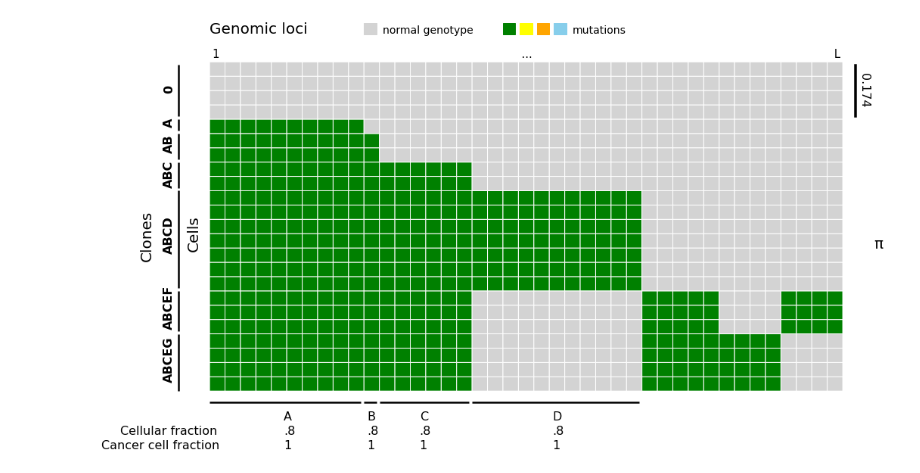
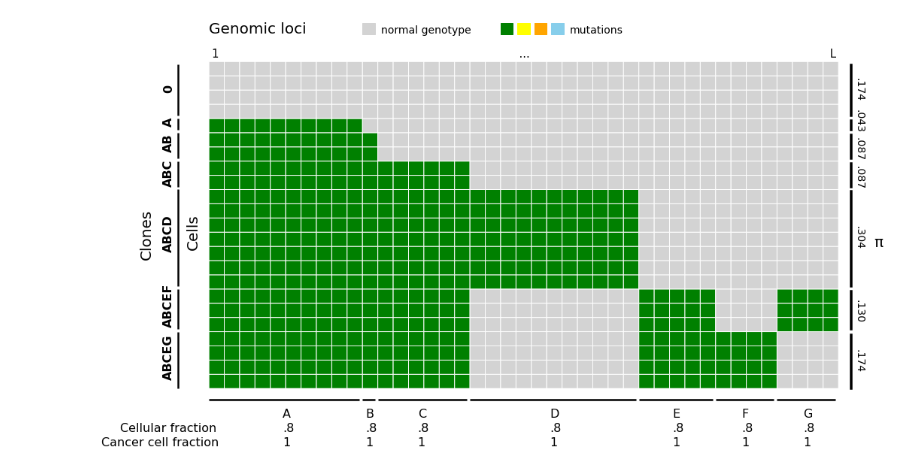
Before and after one commit to TomMakesThings/Cancer-Evolution, a Jupyter notebook: Mutation-Matrix.ipynb, the cells around one changed output. Cells and saved outputs as stored; diff of their text form; code cells hidden in the pictures.

```diff
--- a/Mutation-Matrix.ipynb
+++ b/Mutation-Matrix.ipynb
@@ -4,6 +4,7 @@ import matplotlib.pyplot as plt
 import matplotlib.patches as patches
 from matplotlib import colors
 # %%
+# Matrix of original cell mutation data
 original_data = np.array([
     [0, 0, 0, 0, 0, 0, 0, 0, 0, 0, 0, 0, 0, 0, 0, 0, 0, 0, 0, 0, 0, 0, 0, 0, 0, 0, 0, 0, 0, 0, 0, 0, 0, 0, 0, 0, 0, 0, 0, 0, 0],
     [0, 0, 0, 0, 0, 0, 0, 0, 0, 0, 0, 0, 0, 0, 0, 0, 0, 0, 0, 0, 0, 0, 0, 0, 0, 0, 0, 0, 0, 0, 0, 0, 0, 0, 0, 0, 0, 0, 0, 0, 0],
@@ -29,5 +30,3 @@ original_data = np.array([
     [1, 1, 1, 1, 1, 1, 1, 1, 1, 1, 1, 0, 0, 0, 0, 0, 0, 0, 0, 1, 1, 1, 0, 0, 0, 1, 1, 1, 1, 1, 1, 1, 1, 0, 0, 0, 0, 1, 1, 1, 1],
     [1, 1, 1, 1, 1, 1, 1, 1, 1, 1, 1, 0, 0, 0, 0, 0, 0, 0, 0, 1, 1, 1, 0, 0, 0, 1, 1, 1, 1, 1, 1, 1, 1, 0, 0, 0, 0, 1, 1, 1, 1]
 ])
-
-original_data = np.reshape(original_data, (23, 41))
@@ -56,7 +54,7 @@ plt.title("1" + " " * 84 + "..." + " " * 84 + "L", fontsize = 15)
 plt.text(0, 25, "Genomic loci", fontsize = 20)
 plt.text(-1.5, 10, "Cells", fontsize = 20, rotation = 90)
 plt.text(-4.5, 9.3, "Clones", fontsize = 20, rotation = 90)
-plt.text(43, 10, "π", fontsize = 20)
+plt.text(43.3, 10, "π", fontsize = 20)
 
 # Add legend
 plt.gca().add_patch(patches.Rectangle((10, 24.9), 0.8, 0.8, fill = True,
@@ -121,32 +119,78 @@ plt.gca().add_patch(patches.Rectangle((11, -0.8), 5.8, 0.005, fill = True,
 plt.gca().add_patch(patches.Rectangle((17, -0.8), 10.8, 0.005, fill = True,
                                       color = "black", clip_on = False,
                                       linewidth = 2.5))
+plt.gca().add_patch(patches.Rectangle((28, -0.8), 4.8, 0.005, fill = True,
+                                      color = "black", clip_on = False,
+                                      linewidth = 2.5))
+plt.gca().add_patch(patches.Rectangle((33, -0.8), 3.8, 0.005, fill = True,
+                                      color = "black", clip_on = False,
+                                      linewidth = 2.5))
+plt.gca().add_patch(patches.Rectangle((37, -0.8), 3.8, 0.005, fill = True,
+                                      color = "black", clip_on = False,
+                                      linewidth = 2.5))
 
 plt.text(4.8, -2, "A", fontsize = 16)
 plt.text(4.8, -3, ".8", fontsize = 16)
 plt.text(4.8, -4, "1", fontsize = 16)
 
 plt.text(10.2, -2, "B", fontsize = 16)
 plt.text(10.2, -3, ".8", fontsize = 16)
 plt.text(10.2, -4, "1", fontsize = 16)
 
 plt.text(13.6, -2, "C", fontsize = 16)
 plt.text(13.6, -3, ".8", fontsize = 16)
 plt.text(13.6, -4, "1", fontsize = 16)
 
 plt.text(22.2, -2, "D", fontsize = 16)
 plt.text(22.2, -3, ".8", fontsize = 16)
 plt.text(22.2, -4, "1", fontsize = 16)
 
+plt.text(30.2, -2, "E", fontsize = 16)
+plt.text(30.2, -3, ".8", fontsize = 16)
+plt.text(30.2, -4, "1", fontsize = 16)
+
+plt.text(34.7, -2, "F", fontsize = 16)
+plt.text(34.7, -3, ".8", fontsize = 16)
+plt.text(34.7, -4, "1", fontsize = 16)
+
+plt.text(38.7, -2, "G", fontsize = 16)
+plt.text(38.7, -3, ".8", fontsize = 16)
+plt.text(38.7, -4, "1", fontsize = 16)
+
 plt.text(-5.8, -3, "Cellular fraction", fontsize = 16)
 plt.text(-7, -4, "Cancer cell fraction", fontsize = 16)
 
 # Add right lines and annotations
 plt.gca().add_patch(patches.Rectangle((41.8, 19.2), 0.005, 3.6, fill = True,
                                       color = "black", clip_on = False,
                                       linewidth = 2.5))
-plt.text(42, 20, "0.174", fontsize = 16, rotation = 270)
+plt.gca().add_patch(patches.Rectangle((41.8, 18.2), 0.005, 0.7, fill = True,
+                                      color = "black", clip_on = False,
+                                      linewidth = 2.5))
+plt.gca().add_patch(patches.Rectangle((41.8, 16.2), 0.005, 1.7, fill = True,
+                                      color = "black", clip_on = False,
+                                      linewidth = 2.5))
+plt.gca().add_patch(patches.Rectangle((41.8, 14.2), 0.005, 1.7, fill = True,
+                                      color = "black", clip_on = False,
+                                      linewidth = 2.5))
+plt.gca().add_patch(patches.Rectangle((41.8, 7.2), 0.005, 6.7, fill = True,
+                                      color = "black", clip_on = False,
+                                      linewidth = 2.5))
+plt.gca().add_patch(patches.Rectangle((41.8, 4.2), 0.005, 2.7, fill = True,
+                                      color = "black", clip_on = False,
+                                      linewidth = 2.5))
+plt.gca().add_patch(patches.Rectangle((41.8, 0), 0.005, 3.8, fill = True,
+                                      color = "black", clip_on = False,
+                                      linewidth = 2.5))
+
+plt.text(42, 20.4, ".174", fontsize = 14, rotation = 270)
+plt.text(42, 18.2, ".043", fontsize = 14, rotation = 270)
+plt.text(42, 16.2, ".087", fontsize = 14, rotation = 270)
+plt.text(42, 14.2, ".087", fontsize = 14, rotation = 270)
+plt.text(42, 10, ".304", fontsize = 14, rotation = 270)
+plt.text(42, 4.8, ".130", fontsize = 14, rotation = 270)
+plt.text(42, 1.3, ".174", fontsize = 14, rotation = 270)
 
 plt.show()
 # %% [output]
-[figure, old version]
+[figure, new version]
```
Also changed, not shown: parts of 3 cells of this notebook.
